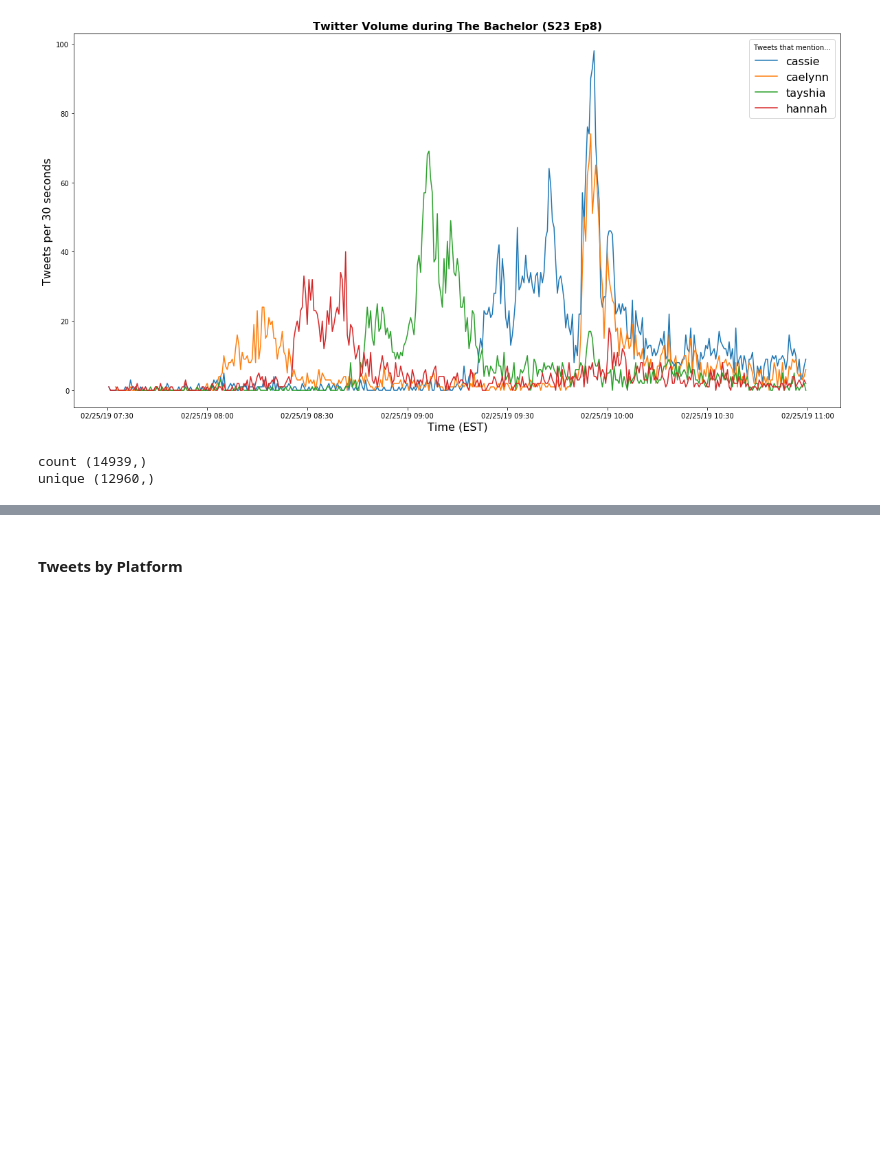
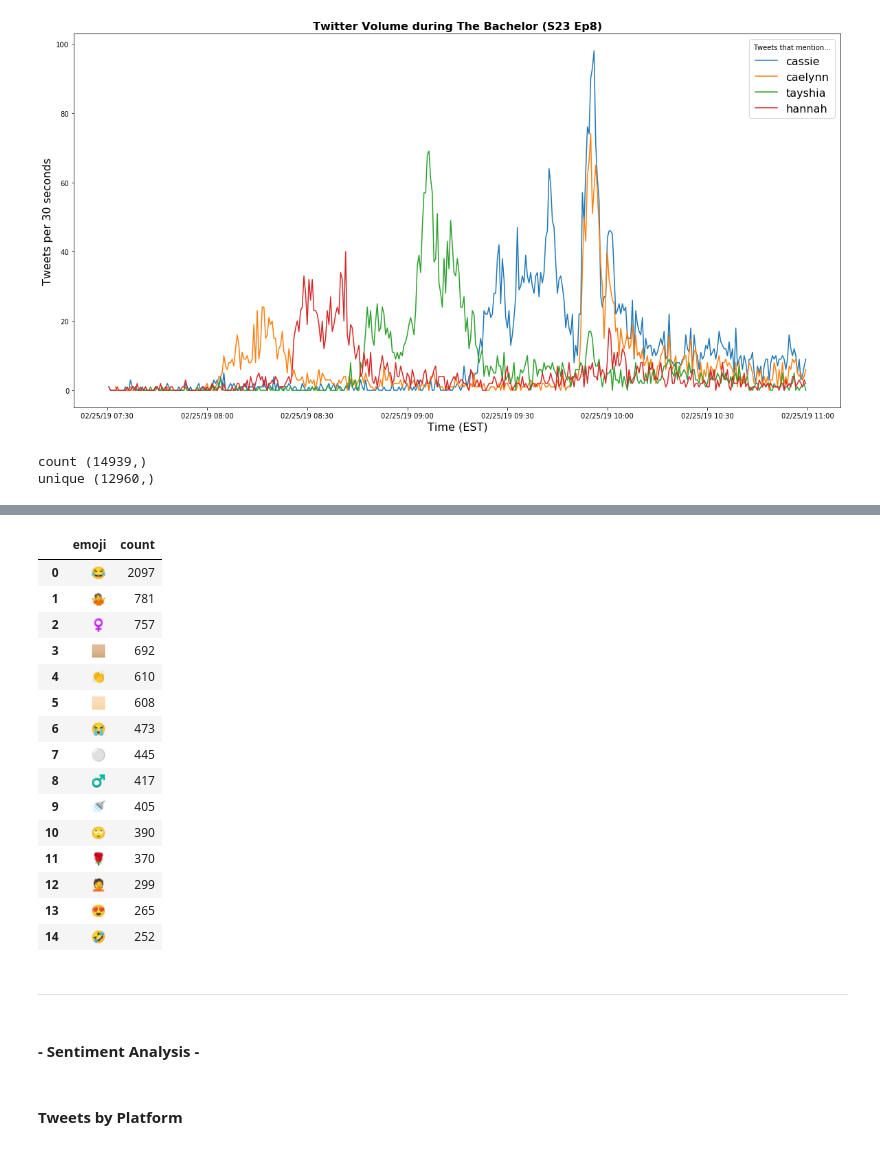
Before and after one commit to kgedney/bachelor-twitter, a Jupyter notebook: analyze-bachelor-tweets.ipynb, the cells around one changed output, grey strips where cells are left out. Cells and saved outputs as stored; diff of their text form; code cells hidden in the pictures; blank space fills up the shorter version.

Commit message:
adding emoji

```diff
--- a/analyze-bachelor-tweets.ipynb
+++ b/analyze-bachelor-tweets.ipynb
@@ -213,3 +206,38 @@ data.head()
+# %%
+# flatten it
+emojis = [y for x in emojis for y in x]
+# %%
+# count all
+emoji_counts = [[x, emojis.count(x)] for x in set(emojis)]
+# %%
+# create df
+emoji_df = pd.DataFrame(emoji_counts, columns = ('emoji', 'count'))
+# %%
+# sort df
+emoji_df = emoji_df.sort_values(by='count', ascending=False).reset_index(drop=True)
+# %%
+emoji_df.head(15)
+# %% [output]
+|  | emoji | count |
+| 0 | 😂 | 2097 |
+| 1 | 🤷 | 781 |
+| 2 | ♀ | 757 |
+| 3 | 🏼 | 692 |
+| 4 | 👏 | 610 |
+| 5 | 🏻 | 608 |
+| 6 | 😭 | 473 |
+| 7 | ⚪ | 445 |
+| 8 | ♂ | 417 |
+| 9 | 🚿 | 405 |
+| 10 | 🙄 | 390 |
+| 11 | 🌹 | 370 |
+| 12 | 🤦 | 299 |
+| 13 | 😍 | 265 |
+| 14 | 🤣 | 252 |
+# %% [markdown]
+***
+# %% [markdown]
+#### - Sentiment Analysis -
 # %% [markdown]
 #### Tweets by Platform
 # %%
```
Also changed, not shown: parts of 14 cells of this notebook.
